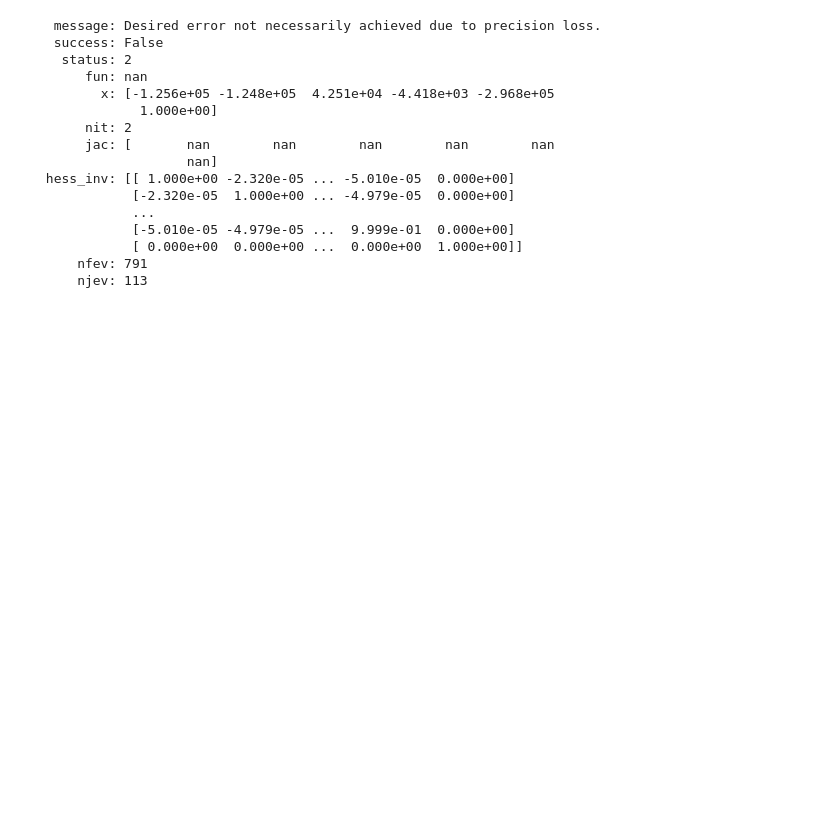
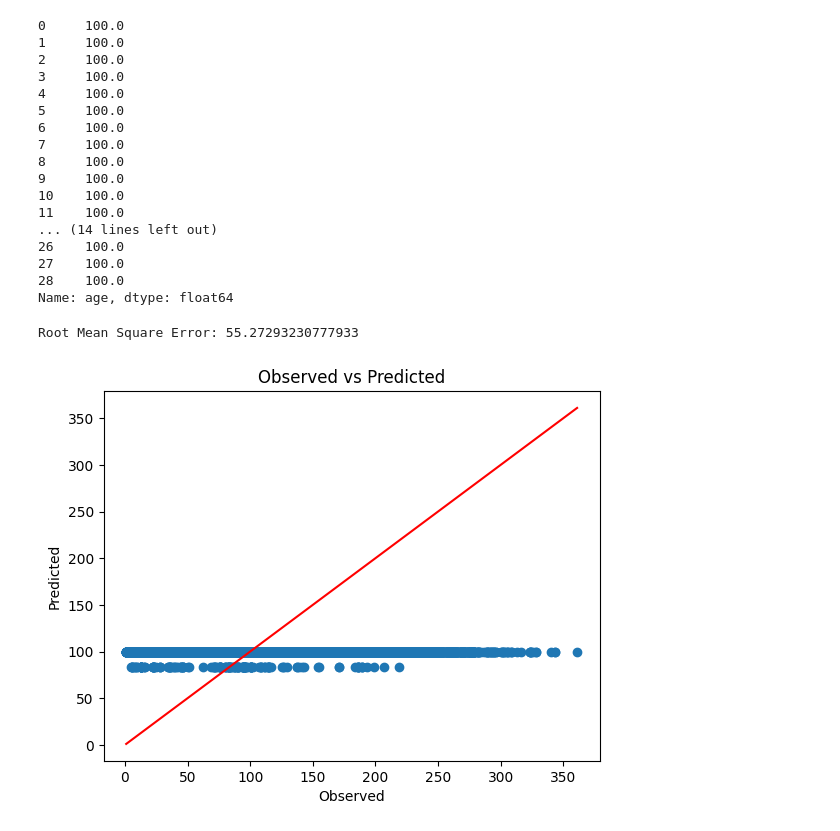
Before and after one commit to AnaZonia/forest_regrowth, a Jupyter notebook: fit_scipy.ipynb, the cells around one changed output. Saved outputs shown, nothing was run; the diff lists cells and outputs as text; code cells hidden in the pictures; blank space fills up the shorter version.

Commit message:
fitting all dfs in optim

```diff
--- a/fit_scipy.ipynb
+++ b/fit_scipy.ipynb
@@ -84,29 +83,48 @@ ValueError: The number of bounds is not compatible with the length of `x0`.
 # %%
-# Extract the optimal parameters
 optimal_params = result.x
+# Generate predicted values
+predicted = growth_curve(unpack_parameters(optimal_params), median_agbd)
+predicted
 
-# Generate predicted values
-predicted = growth_curve(unpack_parameters(optimal_params), data)
+# # Compare predicted values to observed data
+# residuals = data["agbd"] - predicted
 
-# Compare predicted values to observed data
-residuals = data["agbd"] - predicted
-
-# Print the residuals
-print(residuals)
+# rmse = np.sqrt(np.mean(residuals**2))
+# print(f"Root Mean Square Error: {rmse}")
 # %% [output]
-  message: Desired error not necessarily achieved due to precision loss.
-  success: False
-   status: 2
-      fun: nan
-        x: [-1.256e+05 -1.248e+05  4.251e+04 -4.418e+03 -2.968e+05
-             1.000e+00]
-      nit: 2
-      jac: [       nan        nan        nan        nan        nan
-                   nan]
- hess_inv: [[ 1.000e+00 -2.320e-05 ... -5.010e-05  0.000e+00]
-            [-2.320e-05  1.000e+00 ... -4.979e-05  0.000e+00]
-            ...
-            [-5.010e-05 -4.979e-05 ...  9.999e-01  0.000e+00]
-            [ 0.000e+00  0.000e+00 ...  0.000e+00  1.000e+00]]
-     nfev: 791
-     njev: 113
+0     100.0
+1     100.0
+2     100.0
+3     100.0
+4     100.0
+5     100.0
+6     100.0
+7     100.0
+8     100.0
+9     100.0
+10    100.0
+11    100.0
+... (14 lines left out)
+26    100.0
+27    100.0
+28    100.0
+Name: age, dtype: float64
+# %%
+
+# Scatter plot of observed vs predicted
+plt.scatter(data["agbd"], predicted)
+plt.xlabel("Observed")
+plt.ylabel("Predicted")
+plt.title("Observed vs Predicted")
+
+# Plot a diagonal line for reference
+limits = [
+    min(min(data["agbd"]), min(predicted)),
+    max(max(data["agbd"]), max(predicted)),
+]
+plt.plot(limits, limits, "k-", color="r")
+
+plt.show()
+# %% [output]
+Root Mean Square Error: 55.27293230777933
+[figure, added]
```
Also changed, not shown: parts of 5 cells of this notebook, 4 other files.
